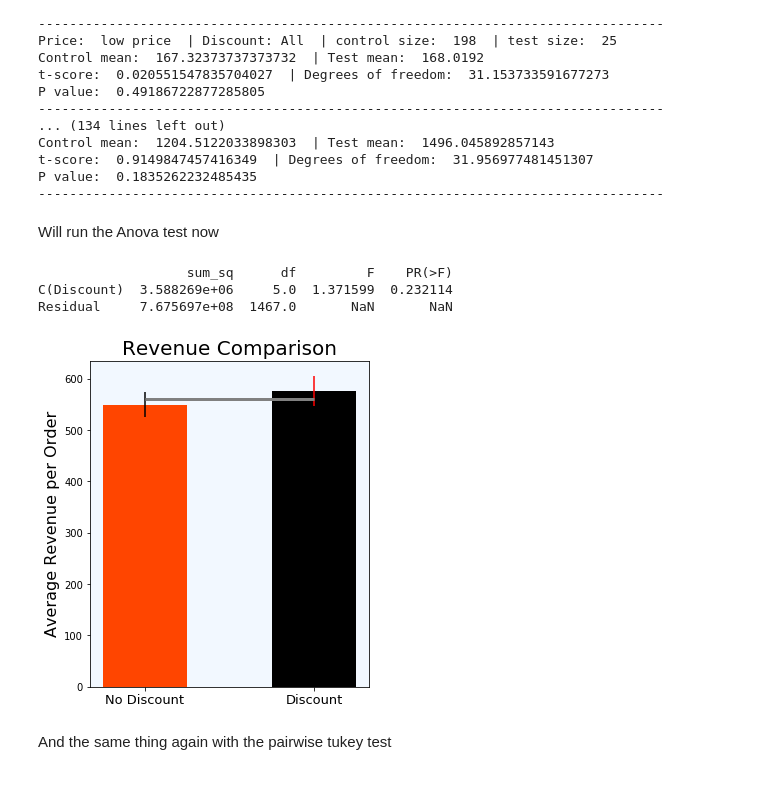
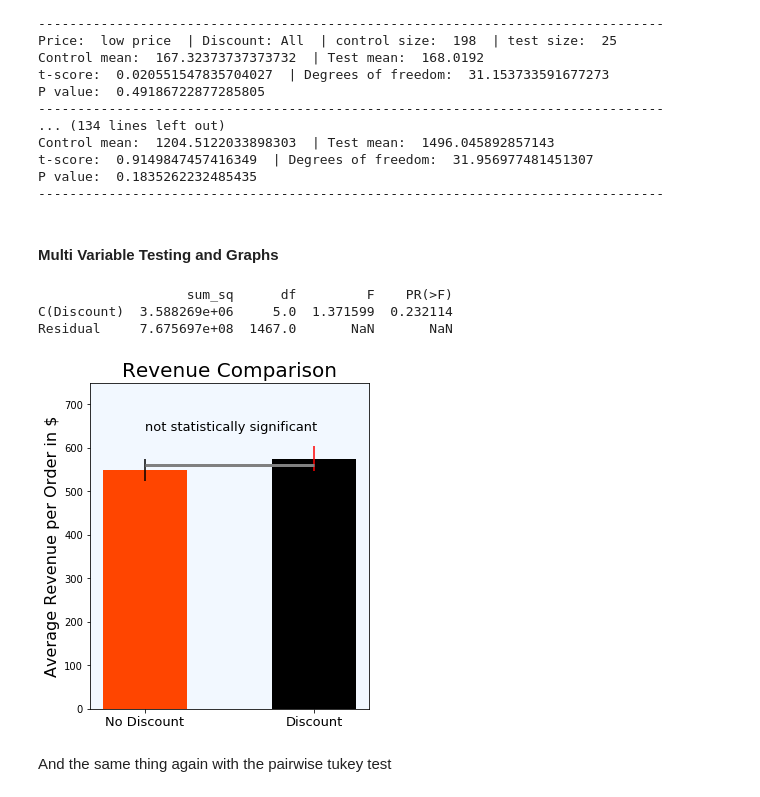
Before and after one commit to terryollila/dsc-mod-3-project-online-ds-ft-100719, a Jupyter notebook: student.ipynb, the cells around one changed output. Saved outputs shown, nothing was run; the diff lists cells and outputs as text; code cells hidden in the pictures.

```diff
--- a/student.ipynb
+++ b/student.ipynb
@@ -1076,8 +1157,8 @@ Control mean:  1204.5122033898303  | Test mean:  1496.045892857143
 t-score:  0.9149847457416349  | Degrees of freedom:  31.956977481451307
 P value:  0.1835262232485435
 --------------------------------------------------------------------------------
-# %% [markdown]
-Will run the Anova test now
+# %% [markdown]
+#### Multi Variable Testing and Graphs
 # %%
 formula = 'TotalPrice ~ C(Discount)'
 lm = ols(formula, dis_df).fit()
@@ -1094,20 +1175,23 @@ discount_tp = dis_df[dis_df.Discount > 0].TotalPrice
 # %%
 plt.figure(figsize = (5, 6))
 ax = plt.axes()
 ax.set_facecolor((.9, .95, 1, .5))
+ax.set_ylim(0, 750)
+ax.text(0, 640, 'not statistically significant', fontsize = 13)
 plt.xticks(fontsize = 13)
 plt.bar(x = 'No Discount', height = no_discount_tp.mean(),
         yerr = stats.sem(no_discount_tp), color = 'orangered',
         width = .5)
 plt.title('Revenue Comparison', fontsize = 20)
-plt.ylabel('Average Revenue per Order', fontsize = 16)
+plt.ylabel('Average Revenue per Order in $', fontsize = 16)
 plt.bar(x = 'Discount', height = discount_tp.mean(),
         yerr = stats.sem(discount_tp), color = 'black', ecolor = 'red',
         width = .5)
 plt.hlines(560, 0, 1, 'grey', linewidths = 3)
+# plt.annotate('not statistically significant', (0, 620))
 plt.show();
 # %% [output]
-[figure, old version]
+[figure, new version]
 # %% [markdown]
 And the same thing again with the pairwise tukey test
 # %%
```
Also changed, not shown: parts of 97 cells of this notebook, 1 other file.
